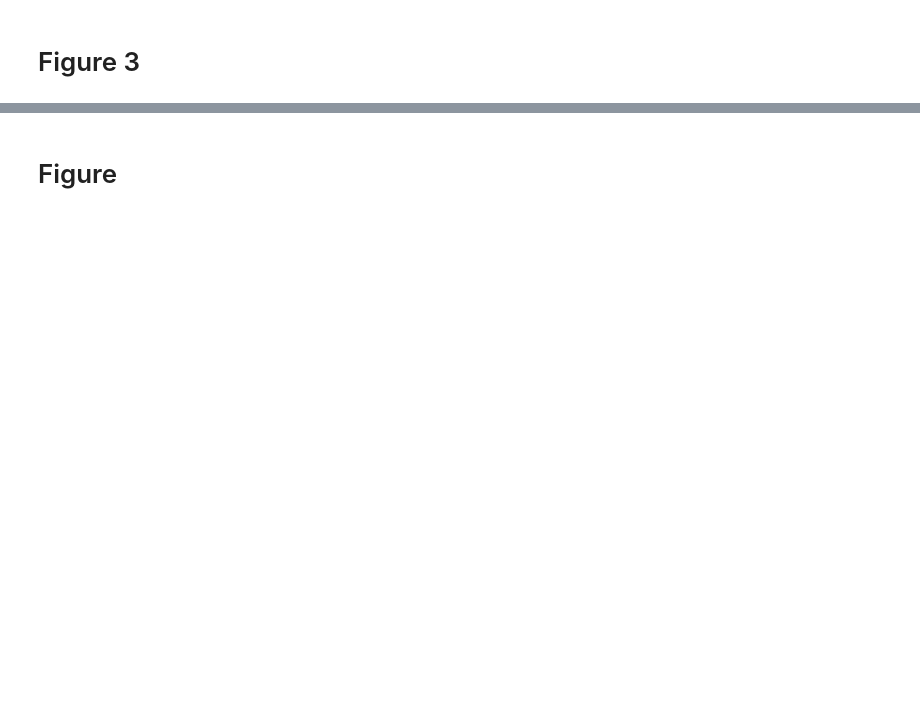
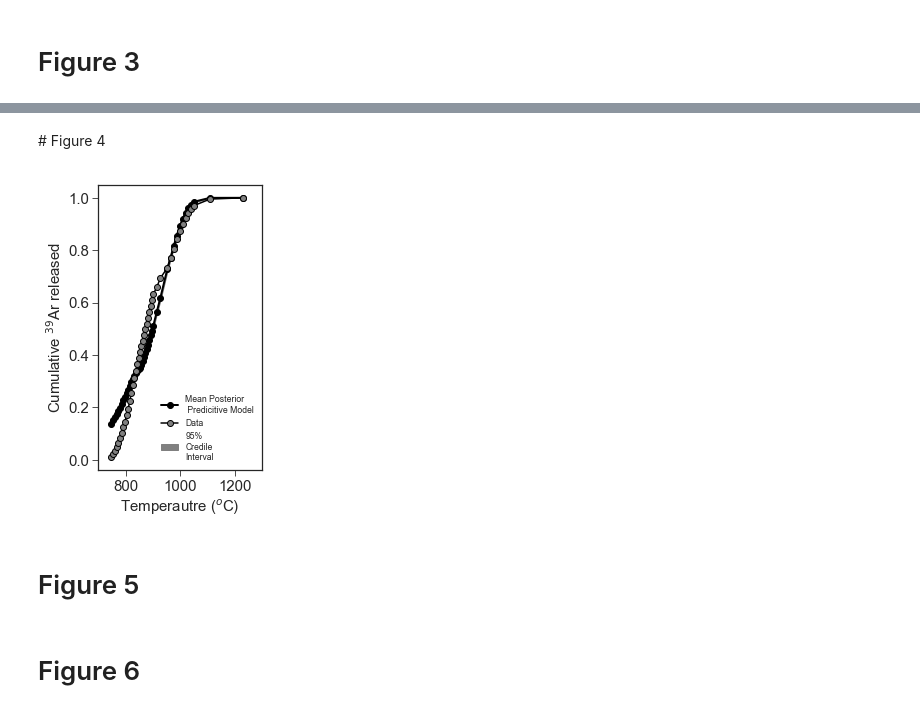
Before and after one commit to jackcarter9/Bayesian-multi-component-40Ar-39Ar-dating, a Jupyter notebook: Code/Plots in paper and Supplement/Plots for Paper.ipynb, the cells around one changed output, grey strips where cells are left out. Cells and saved outputs as stored; diff of their text form; code cells hidden in the pictures; blank space fills up the shorter version.

```diff
--- a/Code/Plots in paper and Supplement/Plots for Paper.ipynb
+++ b/Code/Plots in paper and Supplement/Plots for Paper.ipynb
@@ -489,2 +508,42 @@ plt.tight_layout()
 # %% [markdown]
-# Figure
+# Figure 4
+# %%
+# Import Data
+cwd = os.chdir("/Users/jackcarter/Documents/Data_Mixtures")
+df1 = pd.read_csv("hbd1_acs_post_data.csv", engine = 'python')
+# %%
+# HD-B1 + ACS
+
+f1 = df1['f_model'].values
+low_f1 = df1['low_bound'].values
+high_f1 = df1['high_bound'].values
+temp1 = df1['temp'].values
+f_data1 = df1['fel'].values
+
+
+
+# Frac Rel Hb_ACs
+plt.figure(figsize = (3.54331, 3.54331 + 1.6))
+plt.fill_between(temp1, 1*low_f1, 1*high_f1,
+                color = 'grey',
+                label = '95%\nCredile\nInterval')
+
+plt.plot(temp1, f1, '-ok', lw = 2,
+        label = 'Mean Posterior \n Predicitive Model')
+
+plt.plot(temp1, f_data1, '-o', markerfacecolor = 'grey',
+         markeredgecolor = 'k', color = 'k',
+        label = 'Data')
+plt.ylabel('Cumulative $^{39}$Ar released')
+plt.xlabel('Temperautre ($^{o}$C)')
+plt.legend(fontsize = 'xx-small')
+plt.xlim(700, 1300)
+
+plt.tight_layout()
+plt.savefig('Fractional_release_paper.pdf')
+# %% [output]
+[figure, added]
+# %% [markdown]
+# Figure 5
+# %% [markdown]
+# Figure 6
```
Also changed, not shown: parts of 26 cells of this notebook.
